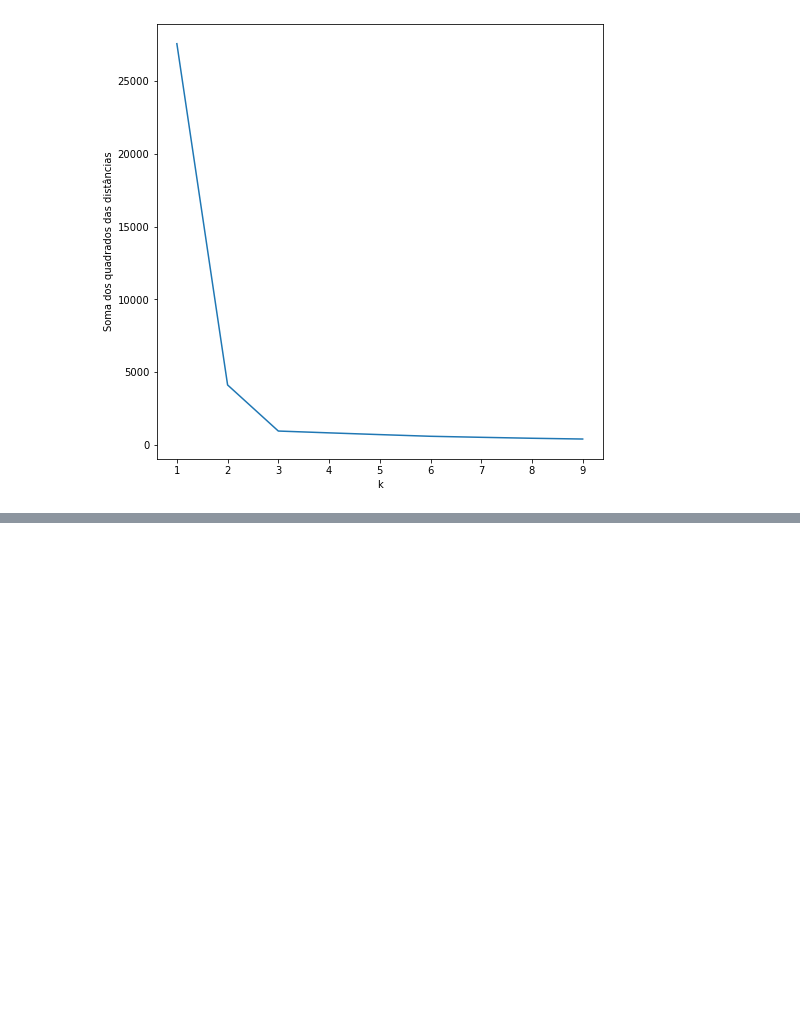
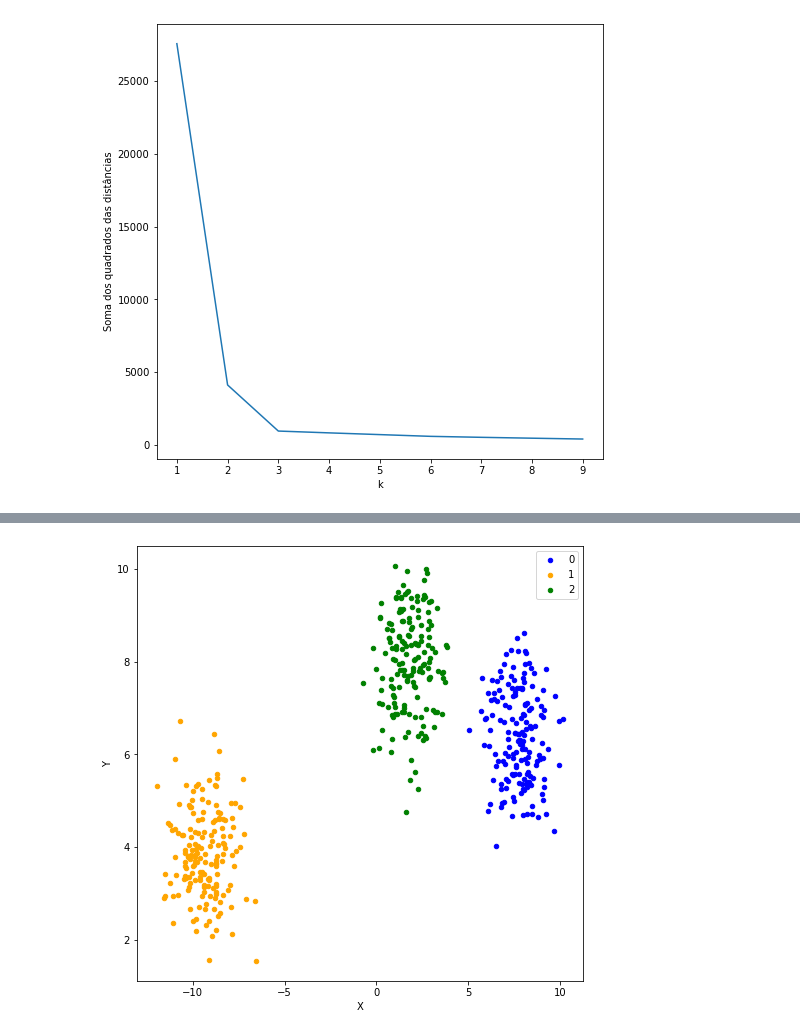
Before and after one commit to beatrizfrocha/clusters-tutorial, a Jupyter notebook: Clusters Tutorial.ipynb, the cells around one changed output, grey strips where cells are left out. Saved outputs shown, nothing was run; the diff lists cells and outputs as text; code cells hidden in the pictures; blank space fills up the shorter version.

```diff
--- a/Clusters Tutorial.ipynb
+++ b/Clusters Tutorial.ipynb
@@ -155,0 +172,7 @@ show_clusters(X, clusters)
+# %%
+hc = AgglomerativeClustering(n_clusters=3, affinity="euclidean", linkage="ward").fit(X)
+clusters = hc.labels_
+# %%
+show_clusters(X, clusters)
+# %% [output]
+[figure, added]
```
Also changed, not shown: parts of 7 cells of this notebook.
